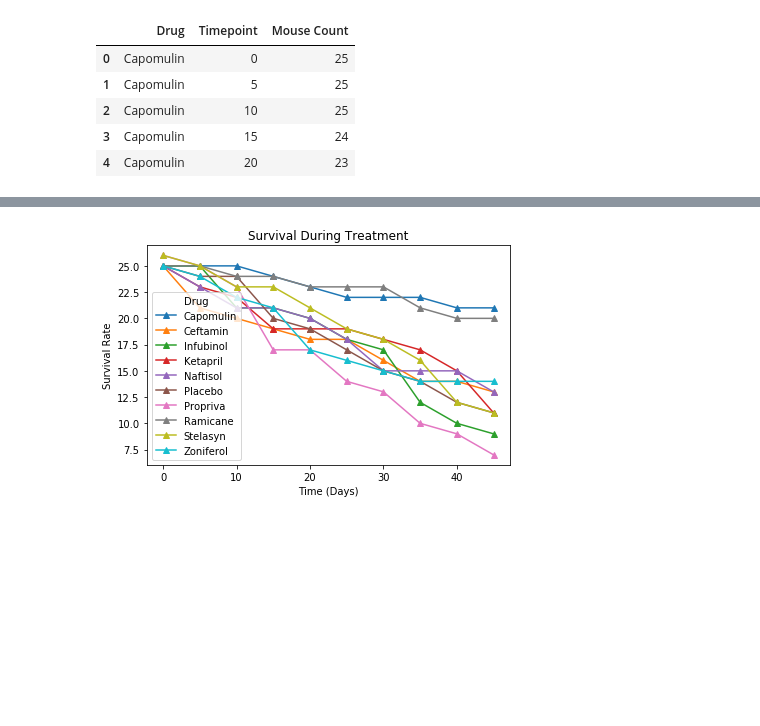
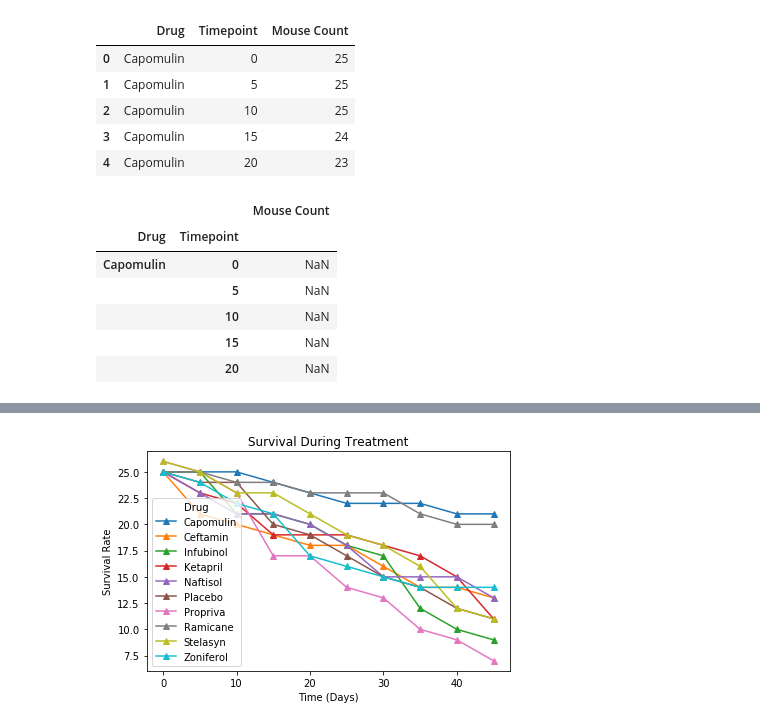
Before and after one commit to ghteds/homework, a Jupyter notebook: hwmatplotlib/pymaceuticals_starter.ipynb, the cells around one changed output, grey strips where cells are left out. Saved outputs shown, nothing was run; the diff lists cells and outputs as text; code cells hidden in the pictures; blank space fills up the shorter version.

```diff
--- a/hwmatplotlib/pymaceuticals_starter.ipynb
+++ b/hwmatplotlib/pymaceuticals_starter.ipynb
@@ -307,6 +440,21 @@ mouseCountbyDrugTimepointDf.head(5)
 | 2 | Capomulin | 10 | 25 |
 | 3 | Capomulin | 15 | 24 |
 | 4 | Capomulin | 20 | 23 |
+# %%
+#mouseCountbyDrugTimepointDf=mouseCountbyDrugTimepointDf.reset_index()
+semMice=mouseCountbyDrugTimepointDf.groupby(['Drug','Timepoint']).sem()
+# # Convert to DataFrame
+semMiceDf=pd.DataFrame(semMice)
+# # Preview DataFrame
+semMiceDf.head()
+# %% [output]
+|  |  | Mouse Count |
+| Drug | Timepoint |  |
+| Capomulin | 0 | NaN |
+|  | 5 | NaN |
+|  | 10 | NaN |
+|  | 15 | NaN |
+|  | 20 | NaN |
 # %%
 # Minor Data Munging to Re-Format the Data Frames
 drugByTimepointMouseCounts=mouseCountbyDrugTimepointDf.groupby(['Timepoint','Drug'])['Mouse Count'].first().unstack(fill_value='')
```
Also changed, not shown: parts of 9 cells of this notebook.
